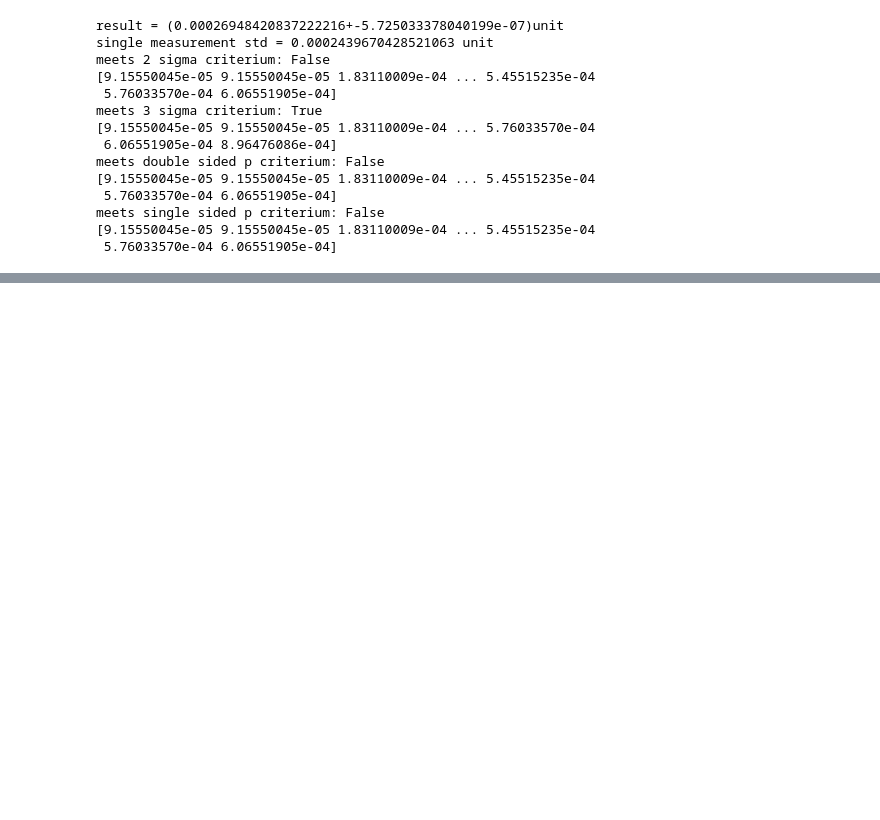
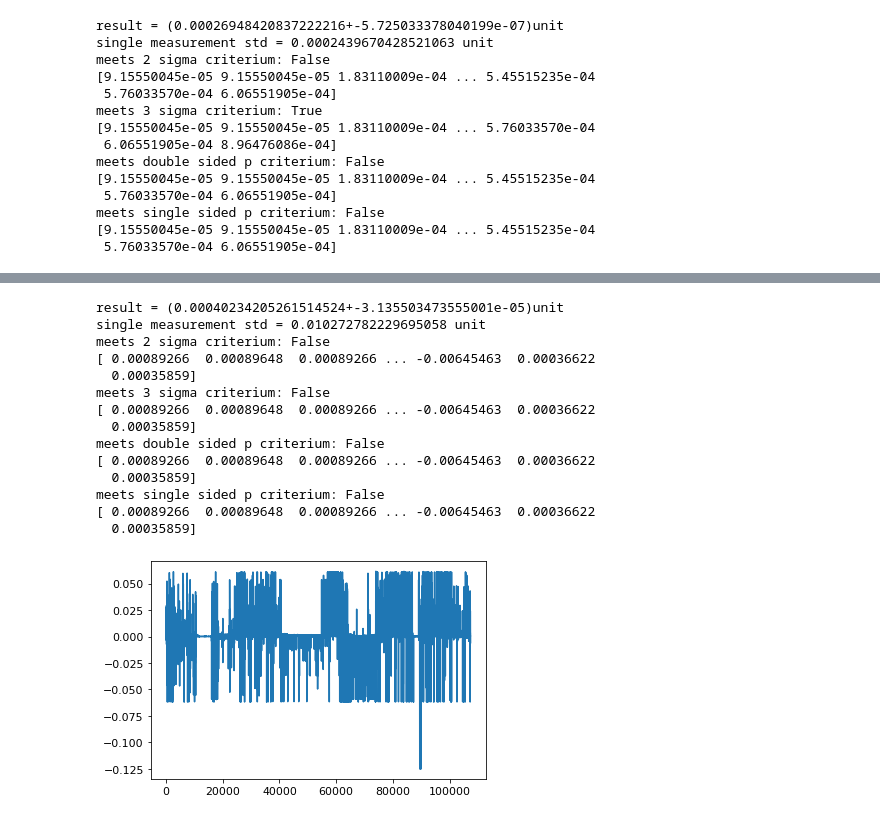
Before and after one commit to formanet415/tds-lfr_calibration, a Jupyter notebook: UPF_test2.ipynb, the cells around one changed output, grey strips where cells are left out. Cells and saved outputs as stored; diff of their text form; code cells hidden in the pictures; blank space fills up the shorter version.

```diff
--- a/UPF_test2.ipynb
+++ b/UPF_test2.ipynb
@@ -617,0 +663,20 @@ print(np.std(twosigma,ddof=1))
+# %%
+dd = b['lags'][0]
+plt.plot(b['lags'][0])
+[IIImu, IIIsigma, IIIsig, twosigma, threesigma, _, _]=analyze(dd)
+# %% [output]
+result = (0.00040234205261514524+-3.135503473555001e-05)unit
+single measurement std = 0.010272782229695058 unit
+meets 2 sigma criterium: False
+[ 0.00089266  0.00089648  0.00089266 ... -0.00645463  0.00036622
+  0.00035859]
+meets 3 sigma criterium: False
+[ 0.00089266  0.00089648  0.00089266 ... -0.00645463  0.00036622
+  0.00035859]
+meets double sided p criterium: False
+[ 0.00089266  0.00089648  0.00089266 ... -0.00645463  0.00036622
+  0.00035859]
+meets single sided p criterium: False
+[ 0.00089266  0.00089648  0.00089266 ... -0.00645463  0.00036622
+  0.00035859]
+[figure, added]
```
Also changed, not shown: parts of 42 cells of this notebook, 6 other files.
